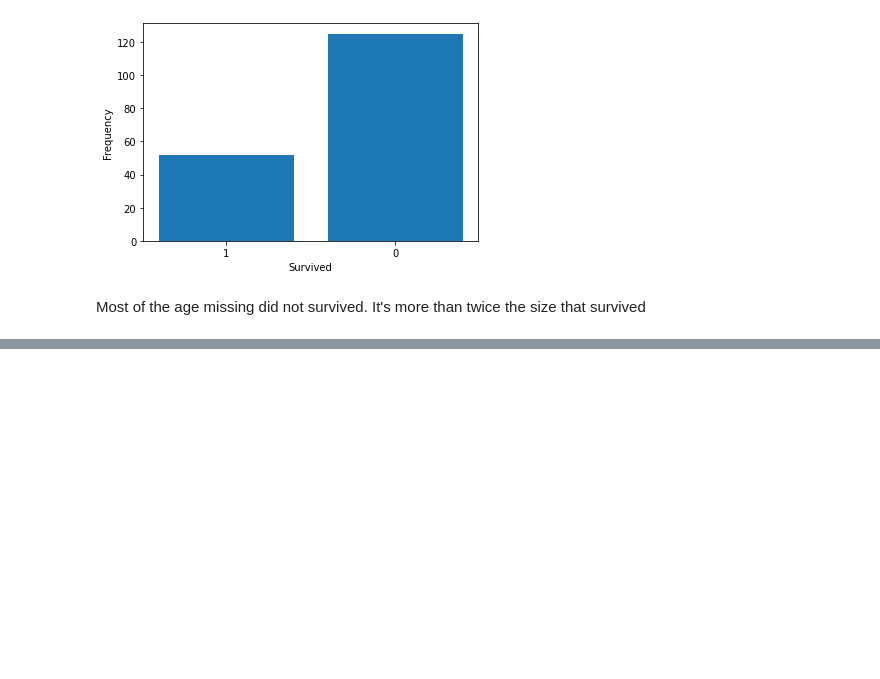
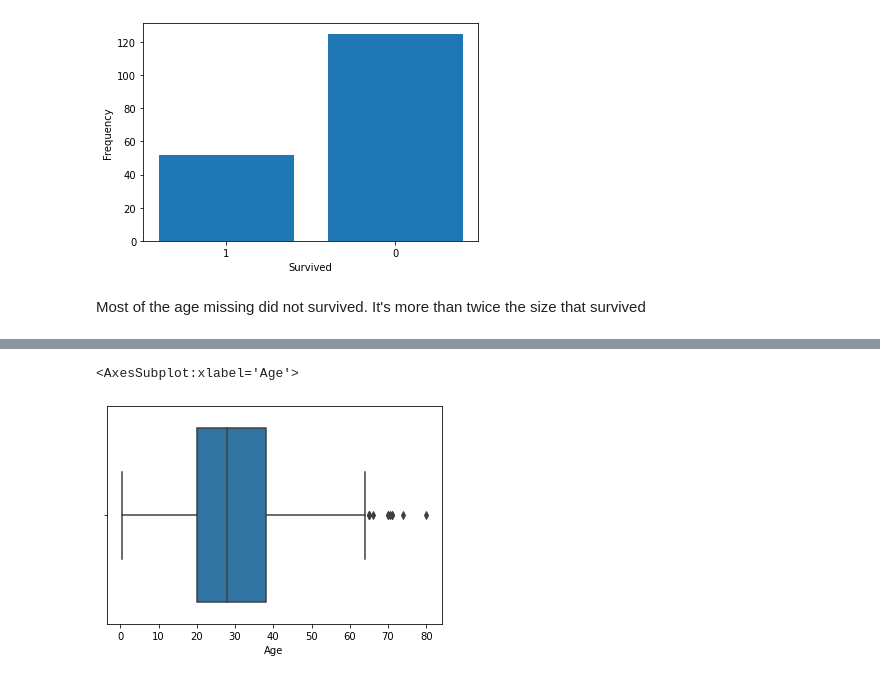
Before and after one commit to avishkakavindu/titanic-disaster-ml, a Jupyter notebook: Titanic_Feature_Selection_n_Cleaning.ipynb, the cells around one changed output, grey strips where cells are left out. Drawn from its saved outputs; the diff is of its cells as text; code cells hidden in the pictures; blank space fills up the shorter version.

```diff
--- a/Titanic_Feature_Selection_n_Cleaning.ipynb
+++ b/Titanic_Feature_Selection_n_Cleaning.ipynb
@@ -227,0 +229,5 @@ SyntaxError: EOL while scanning string literal (<ipython-input-23-7e46160ac81b>,
+# %%
+sns.boxplot(dataset['Age'])
+# %% [output]
+<AxesSubplot:xlabel='Age'>
+[figure, added]
```
Also changed, not shown: parts of 39 cells of this notebook.
